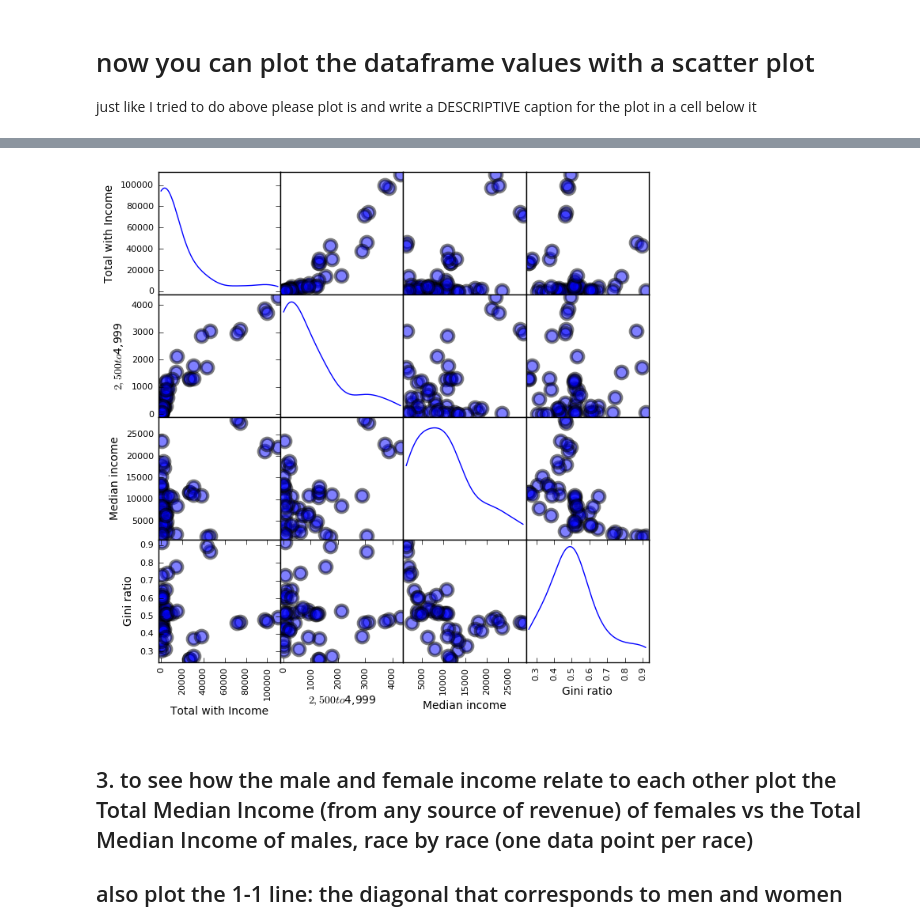
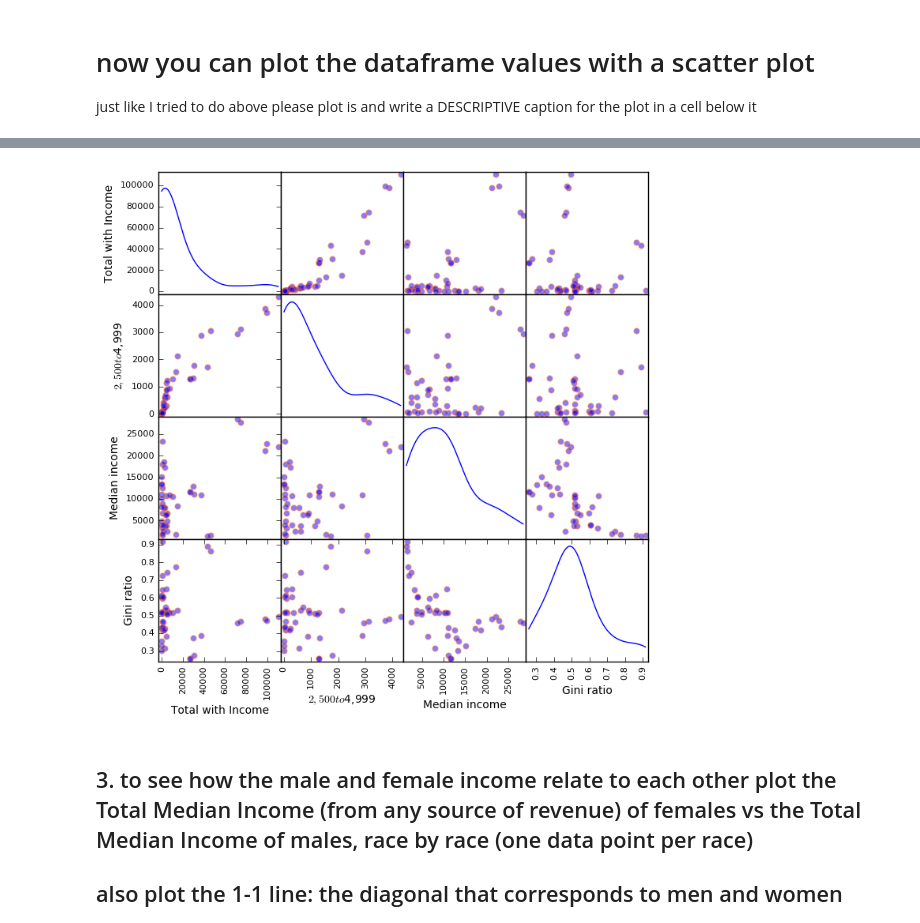
Before and after one commit to dlk253/PUI2016_dlk253, a Jupyter notebook: HW5_dlk253/HW5_Assignment2_dlk253_genderIncomeBias.ipynb, the cells around one changed output, grey strips where cells are left out. Saved outputs shown, nothing was run; the diff lists cells and outputs as text; code cells hidden in the pictures.

```diff
--- a/HW5_dlk253/HW5_Assignment2_dlk253_genderIncomeBias.ipynb
+++ b/HW5_dlk253/HW5_Assignment2_dlk253_genderIncomeBias.ipynb
@@ -244,11 +261,11 @@ fig = pd.scatter_matrix(allmales['all']
 # %%
-fig = pd.scatter_matrix(all_females['all']
+fig = pd.scatter_matrix(allfemales['all']
                    [[u'Total with Income',u'$2,500 to $4,999',
                      u'Median income',u'Gini ratio']],
-                   linewidth= 3, s=500, figsize=(8,8),
+                   linewidth= 1, s=100, color='#ff6633',figsize=(8,8),
                         diagonal='kde')
 # %% [output]
-[figure, old version]
+[figure, new version]
 # %% [markdown]
 ## 3. to see how the male and female income relate to each other plot the Total Median Income (from any source of revenue) of females vs the Total Median Income of males, race by race (one data point per race)
 
```
Also changed, not shown: parts of 20 cells of this notebook.
